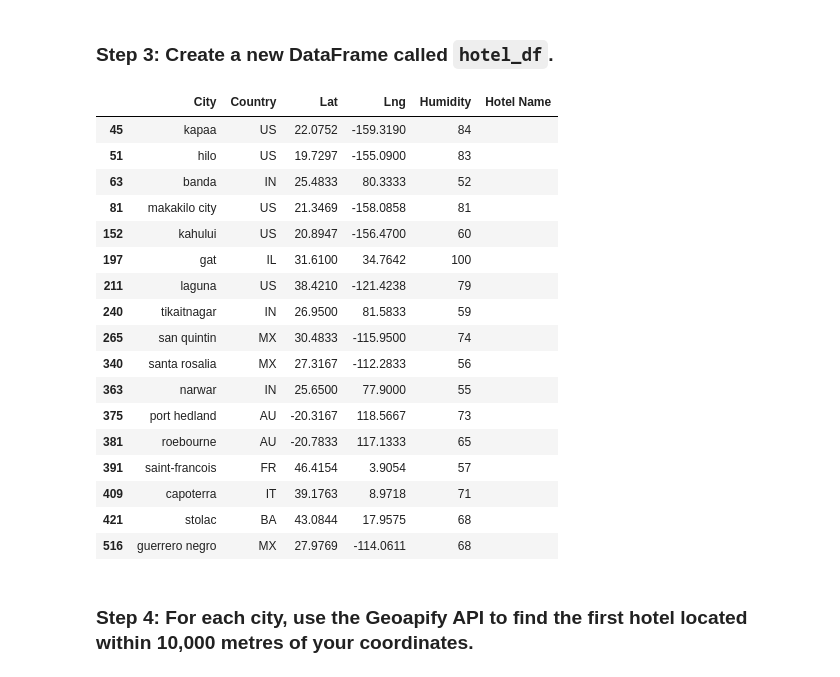
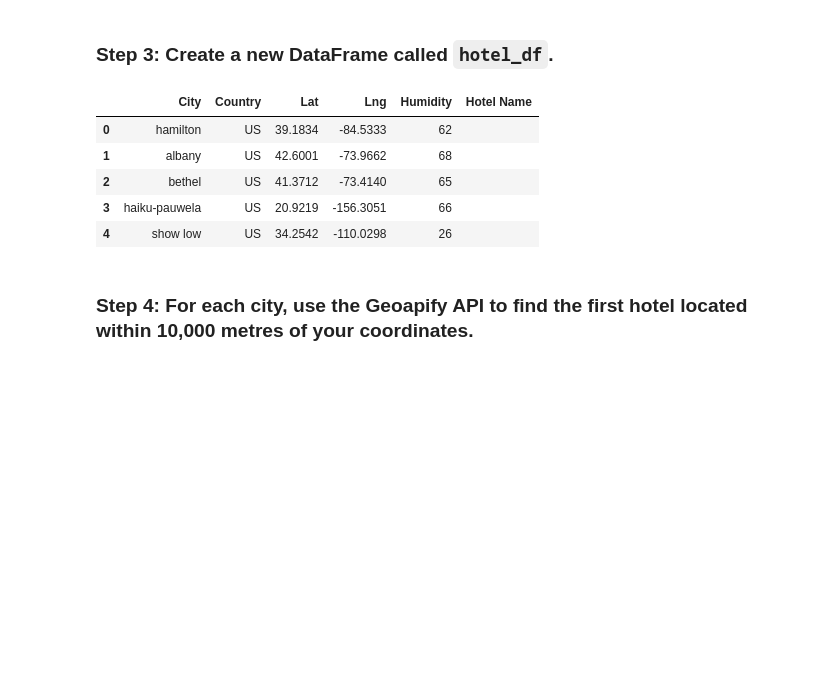
Before and after one commit to sarsteg/weather-vacation-python-api, a Jupyter notebook: VacationPy.ipynb, the cells around one changed output. Drawn from its saved outputs; the diff is of its cells as text; code cells hidden in the pictures; blank space fills up the shorter version.

```diff
--- a/VacationPy.ipynb
+++ b/VacationPy.ipynb
@@ -16,6 +16,6 @@ ModuleNotFoundError: No module named 'api_keys'
 # %%
 # Load the CSV file created in Part 1 into a Pandas DataFrame
-city_data_df = pd.read_csv("resources/cities.csv")
+city_data_df = pd.read_csv("output_data/cities.csv")
 
 # Display sample data
 city_data_df.head()
@@ -72,0 +60,27 @@ city_data_df.head()
+# %%
+# Narrow down cities that fit criteria and drop any results with null values
+
+# I want to vacation in a place that's...
+    # warm, but not hot
+    # just the right amount of humidity to avoid fluffy hair and bloody noses
+    # not too windy
+    # I don't want to use a passport to get there
+
+# Create a new DataFrame fitting weather criteria
+
+# Copy the data from the city_data_df DataFrame into a new DataFrame
+sarahs_destinations_df = city_data_df.copy()
+
+# Filter for temperatures between 70 and 90 degrees Fahrenheit (21-32 degrees Celsius)
+sarahs_destinations_df = sarahs_destinations_df.loc[(sarahs_destinations_df['Max Temp'] >= 21) & (sarahs_destinations_df['Max Temp'] <= 32)]
+
+# Filter for wind speeds less than 10 mph
+sarahs_destinations_df = sarahs_destinations_df.loc[sarahs_destinations_df['Wind Speed'] < 10]
+
+# Filter for cities that are not too humid or too dry
+sarahs_destinations_df = sarahs_destinations_df.loc[(sarahs_destinations_df['Humidity'] <= 70) & (sarahs_destinations_df['Humidity'] >= 20)]
+
+# Filter for locations in the US only
+sarahs_destinations_df = sarahs_destinations_df.loc[sarahs_destinations_df['Country'] == 'US']
+
+sarahs_destinations_df
@@ -72,0 +102,6 @@ city_data_df.head()
+# %%
+# Fix the index
+sarahs_destinations_df.reset_index(drop=True, inplace=True)
+
+# Display the DataFrame
+sarahs_destinations_df
@@ -74,32 +124,20 @@ city_data_df.head()
 ### Step 3: Create a new DataFrame called `hotel_df`.
 # %%
 # Use the Pandas copy function to create DataFrame called hotel_df to store the city, country, coordinates, and humidity
-# YOUR CODE HERE
+hotel_df = sarahs_destinations_df[['City', 'Country', 'Lat', 'Lng', 'Humidity']].copy()
 
 # Add an empty column, "Hotel Name," to the DataFrame so you can store the hotel found using the Geoapify API
-# YOUR CODE HERE
+hotel_df['Hotel Name'] = ''
 
 # Display sample data
-# YOUR CODE HERE
+hotel_df.head()
 # %% [output]
 |  | City | Country | Lat | Lng | Humidity | Hotel Name |
-| 45 | kapaa | US | 22.0752 | -159.3190 | 84 |  |
-| 51 | hilo | US | 19.7297 | -155.0900 | 83 |  |
-| 63 | banda | IN | 25.4833 | 80.3333 | 52 |  |
-| 81 | makakilo city | US | 21.3469 | -158.0858 | 81 |  |
-| 152 | kahului | US | 20.8947 | -156.4700 | 60 |  |
-| 197 | gat | IL | 31.6100 | 34.7642 | 100 |  |
-| 211 | laguna | US | 38.4210 | -121.4238 | 79 |  |
-| 240 | tikaitnagar | IN | 26.9500 | 81.5833 | 59 |  |
-| 265 | san quintin | MX | 30.4833 | -115.9500 | 74 |  |
-| 340 | santa rosalia | MX | 27.3167 | -112.2833 | 56 |  |
-| 363 | narwar | IN | 25.6500 | 77.9000 | 55 |  |
-| 375 | port hedland | AU | -20.3167 | 118.5667 | 73 |  |
-| 381 | roebourne | AU | -20.7833 | 117.1333 | 65 |  |
-| 391 | saint-francois | FR | 46.4154 | 3.9054 | 57 |  |
-| 409 | capoterra | IT | 39.1763 | 8.9718 | 71 |  |
-| 421 | stolac | BA | 43.0844 | 17.9575 | 68 |  |
-| 516 | guerrero negro | MX | 27.9769 | -114.0611 | 68 |  |
+| 0 | hamilton | US | 39.1834 | -84.5333 | 62 |  |
+| 1 | albany | US | 42.6001 | -73.9662 | 68 |  |
+| 2 | bethel | US | 41.3712 | -73.4140 | 65 |  |
+| 3 | haiku-pauwela | US | 20.9219 | -156.3051 | 66 |  |
+| 4 | show low | US | 34.2542 | -110.0298 | 26 |  |
 # %% [markdown]
 ### Step 4: For each city, use the Geoapify API to find the first hotel located within 10,000 metres of your coordinates.
 # %%
```
Also changed, not shown: parts of 10 cells of this notebook, 5 other files.
